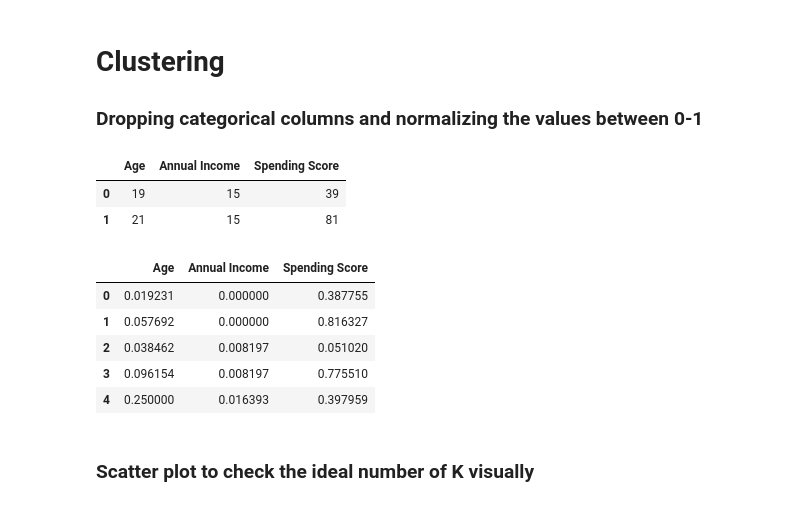
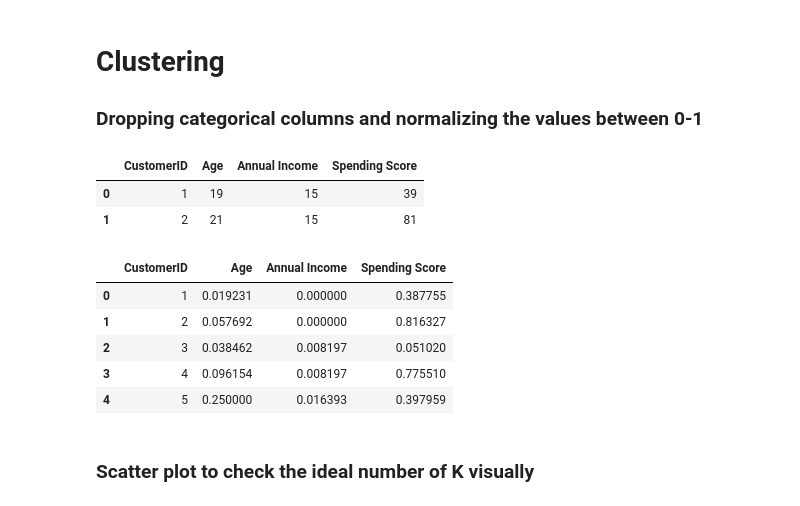
Before and after one commit to Ab2207/General-Projects-Data-Analysis, a Jupyter notebook: Customer Segmentation.ipynb, the cells around one changed output. Drawn from its saved outputs; the diff is of its cells as text; code cells hidden in the pictures.

```diff
--- a/Customer Segmentation.ipynb
+++ b/Customer Segmentation.ipynb
@@ -148,12 +149,12 @@ sns.displot(data=temp_df, x="Age", y="Spending Score", col="AgeGroup")
 
 ### Dropping categorical columns and normalizing the values between 0-1
 # %%
-cluster_df = df.drop(['Gender', 'AgeGroup', "CustomerID"], axis=1)
+cluster_df = df.drop(['Gender', 'AgeGroup'], axis=1)
 cluster_df.head(2)
 # %% [output]
-|  | Age | Annual Income | Spending Score |
-| 0 | 19 | 15 | 39 |
-| 1 | 21 | 15 | 81 |
+|  | CustomerID | Age | Annual Income | Spending Score |
+| 0 | 1 | 19 | 15 | 39 |
+| 1 | 2 | 21 | 15 | 81 |
 # %%
 col_names = ['Age', 'Annual Income', 'Spending Score']
 features = cluster_df[col_names]
@@ -166,12 +167,12 @@ cluster_df[col_names] = features
 # %%
 cluster_df.head()
 # %% [output]
-|  | Age | Annual Income | Spending Score |
-| 0 | 0.019231 | 0.000000 | 0.387755 |
-| 1 | 0.057692 | 0.000000 | 0.816327 |
-| 2 | 0.038462 | 0.008197 | 0.051020 |
-| 3 | 0.096154 | 0.008197 | 0.775510 |
-| 4 | 0.250000 | 0.016393 | 0.397959 |
+|  | CustomerID | Age | Annual Income | Spending Score |
+| 0 | 1 | 0.019231 | 0.000000 | 0.387755 |
+| 1 | 2 | 0.057692 | 0.000000 | 0.816327 |
+| 2 | 3 | 0.038462 | 0.008197 | 0.051020 |
+| 3 | 4 | 0.096154 | 0.008197 | 0.775510 |
+| 4 | 5 | 0.250000 | 0.016393 | 0.397959 |
 # %% [markdown]
 ### Scatter plot to check the ideal number of K visually
 # %%
```
Also changed, not shown: parts of 17 cells of this notebook.
